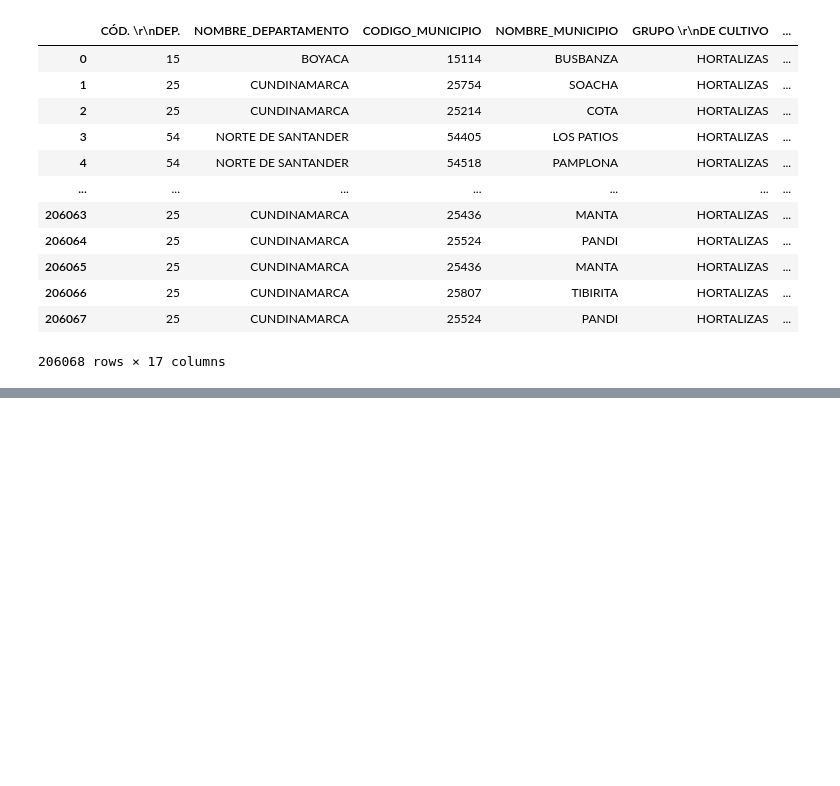
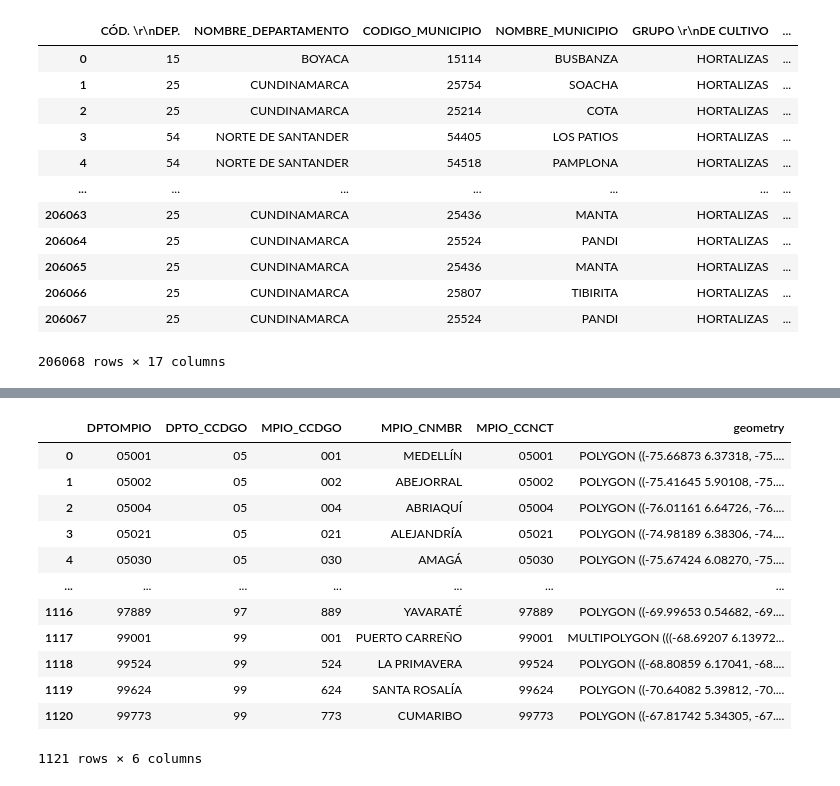
Before and after one commit to PedrazaDuban/MIAD_DSA_rotacion_cultivos, a Jupyter notebook: Scripts/ExploracionDatos.ipynb, the cells around one changed output, grey strips where cells are left out. Saved outputs shown, nothing was run; the diff lists cells and outputs as text; code cells hidden in the pictures; blank space fills up the shorter version.

```diff
--- a/Scripts/ExploracionDatos.ipynb
+++ b/Scripts/ExploracionDatos.ipynb
@@ -74,3 +83,6 @@ evaluaciones
 | 206066 | 25 | CUNDINAMARCA | 25807 | TIBIRITA | HORTALIZAS | ... |
 | 206067 | 25 | CUNDINAMARCA | 25524 | PANDI | HORTALIZAS | ... |
 206068 rows × 17 columns
+# %%
+#Se cargan polígonos de los municipios de Colombia
+municipios=gpd.read_file('../data/MunicipiosVeredas19MB.json')
@@ -76,0 +100,17 @@ evaluaciones
+# %%
+#Visualizamos el dataframe en una tabla
+municipios
+# %% [output]
+|  | DPTOMPIO | DPTO_CCDGO | MPIO_CCDGO | MPIO_CNMBR | MPIO_CCNCT | geometry |
+| 0 | 05001 | 05 | 001 | MEDELLÍN | 05001 | POLYGON ((-75.66873 6.37318, -75.... |
+| 1 | 05002 | 05 | 002 | ABEJORRAL | 05002 | POLYGON ((-75.41645 5.90108, -75.... |
+| 2 | 05004 | 05 | 004 | ABRIAQUÍ | 05004 | POLYGON ((-76.01161 6.64726, -76.... |
+| 3 | 05021 | 05 | 021 | ALEJANDRÍA | 05021 | POLYGON ((-74.98189 6.38306, -74.... |
+| 4 | 05030 | 05 | 030 | AMAGÁ | 05030 | POLYGON ((-75.67424 6.08270, -75.... |
+| ... | ... | ... | ... | ... | ... | ... |
+| 1116 | 97889 | 97 | 889 | YAVARATÉ | 97889 | POLYGON ((-69.99653 0.54682, -69.... |
+| 1117 | 99001 | 99 | 001 | PUERTO CARREÑO | 99001 | MULTIPOLYGON (((-68.69207 6.13972... |
+| 1118 | 99524 | 99 | 524 | LA PRIMAVERA | 99524 | POLYGON ((-68.80859 6.17041, -68.... |
+| 1119 | 99624 | 99 | 624 | SANTA ROSALÍA | 99624 | POLYGON ((-70.64082 5.39812, -70.... |
+| 1120 | 99773 | 99 | 773 | CUMARIBO | 99773 | POLYGON ((-67.81742 5.34305, -67.... |
+1121 rows × 6 columns
```
Also changed, not shown: parts of 2 cells of this notebook.
